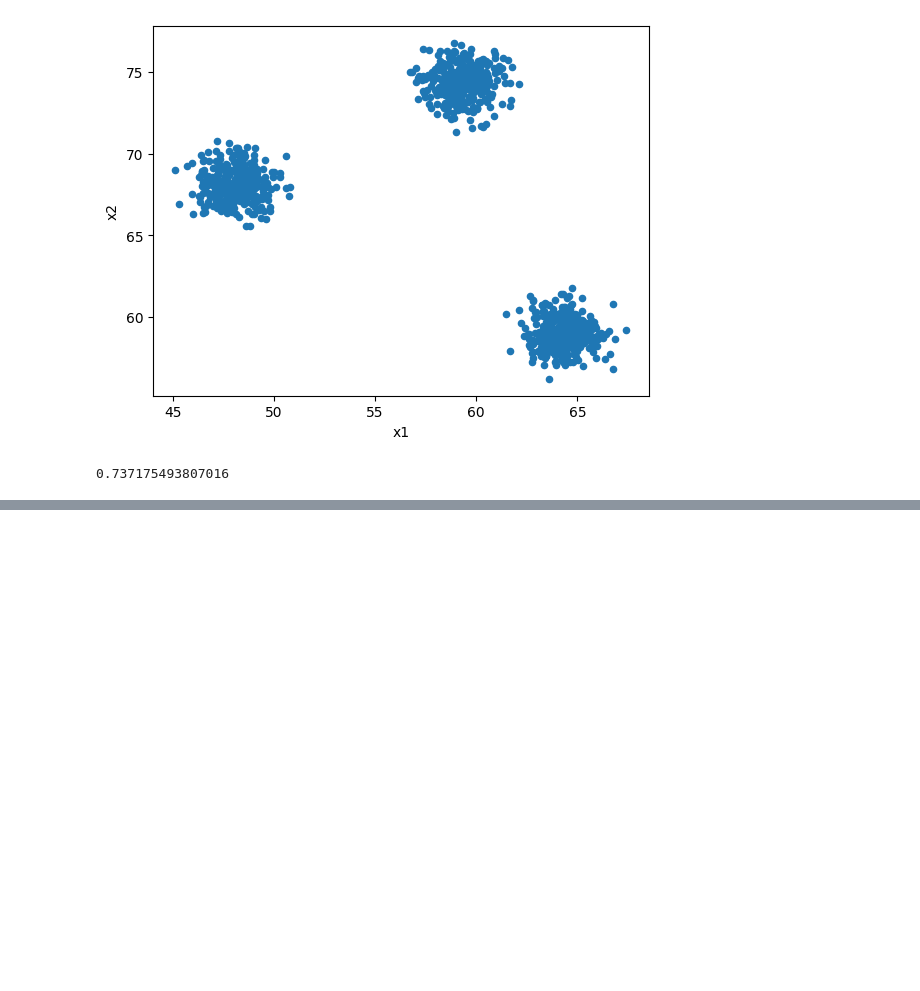
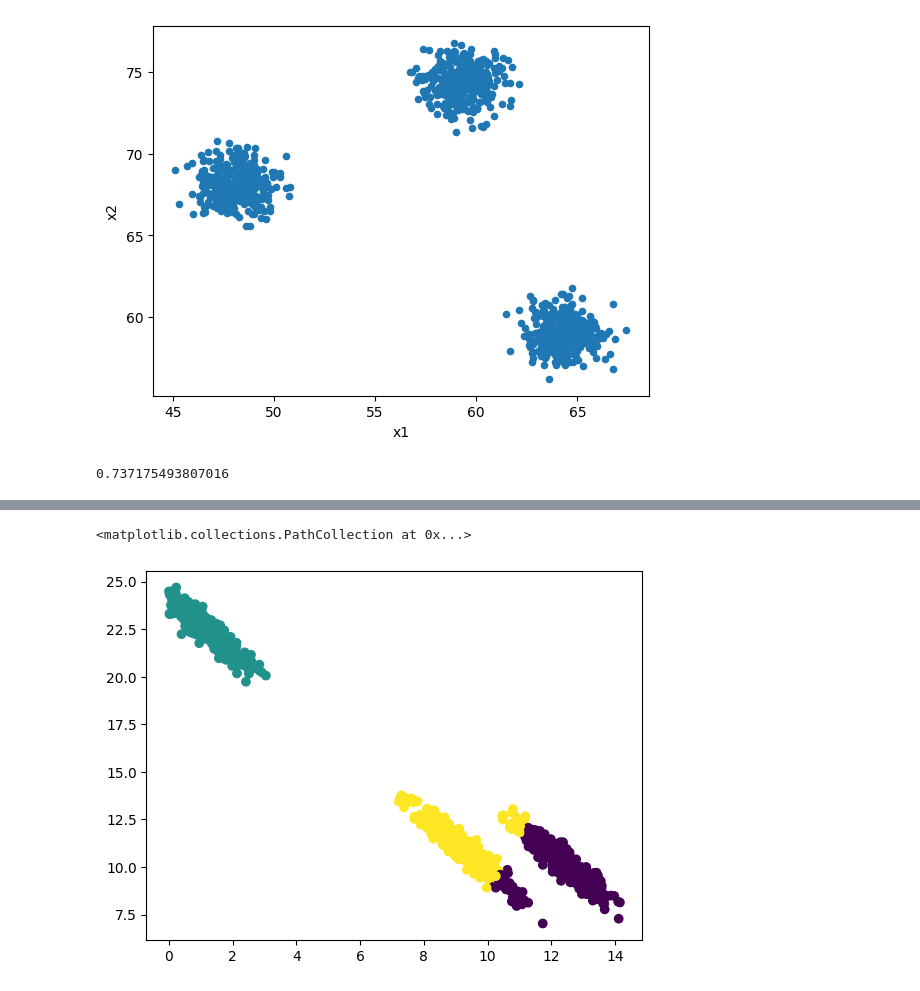
Before and after one commit to Dennniskoo/data_science, a Jupyter notebook: SkillFactory/ML/ML-4.ipynb, the cells around one changed output, grey strips where cells are left out. Saved outputs shown, nothing was run; the diff lists cells and outputs as text; code cells hidden in the pictures; blank space fills up the shorter version.

```diff
--- a/SkillFactory/ML/ML-4.ipynb
+++ b/SkillFactory/ML/ML-4.ipynb
@@ -46,0 +68,10 @@ print(homogeneity_score(labels_true=[1, 2, 2, 1, 0], labels_pred=[1, 0, 2, 1, 2]
+# %%
+from sklearn.cluster import KMeans
+kmeans = KMeans(n_clusters=3, n_init='auto')
+
+data['cluster'] = kmeans.fit_predict(data.drop(columns=['cluster']))
+
+plt.scatter(x=data['year'], y=data['price'], c=data['cluster'])
+# %% [output]
+<matplotlib.collections.PathCollection at 0x...>
+[figure, added]
```
Also changed, not shown: parts of 7 cells of this notebook, 7 other files.
